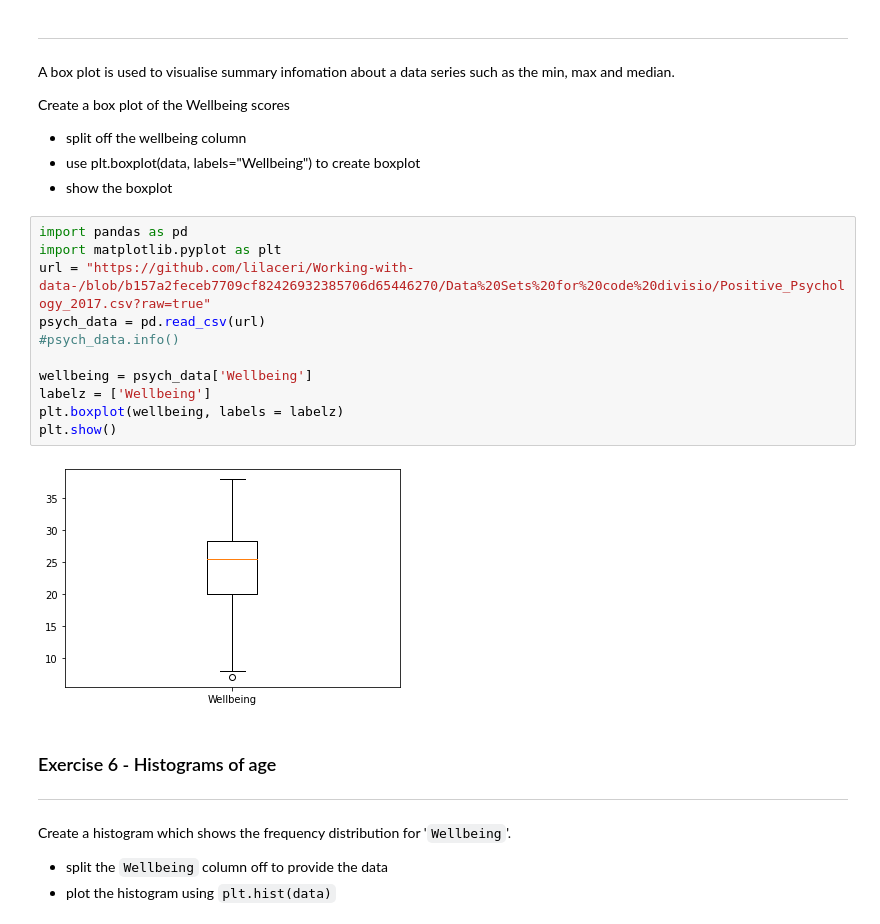
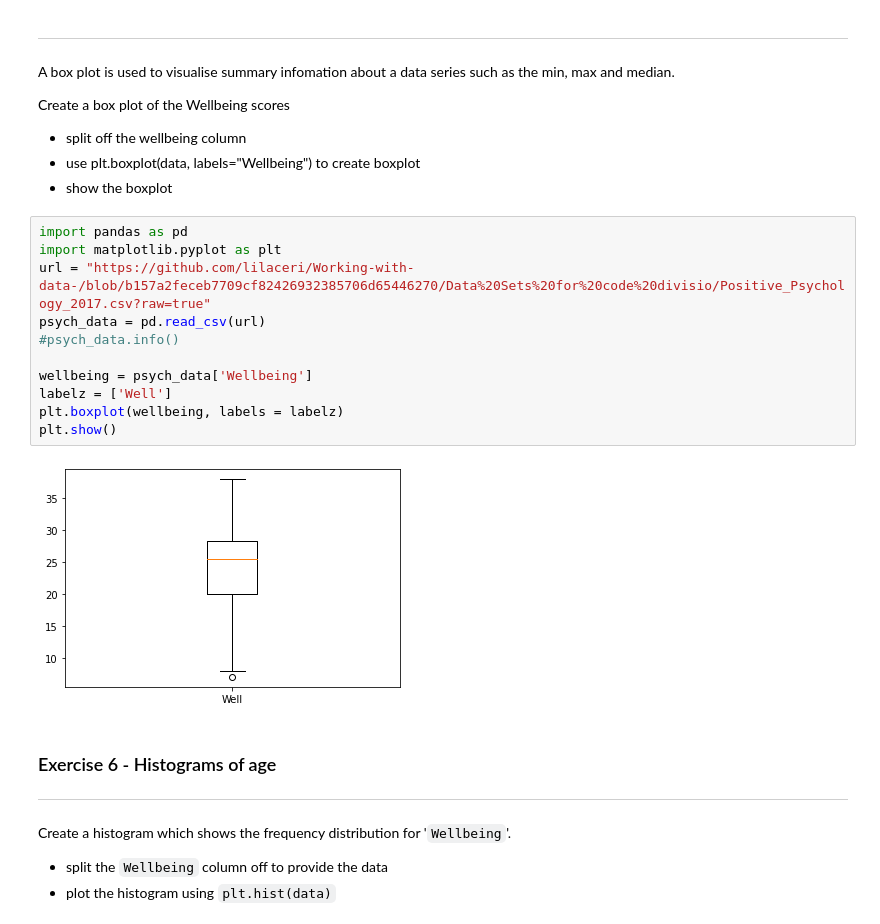
Before and after one commit to EllenSakkla/-PythonFundamentals, a Jupyter notebook: Copy_of_7_1_Visualisation_with_matplotlib.ipynb, the cells around one changed output. Cells and saved outputs as stored; diff of their text form.

```diff
--- a/Copy_of_7_1_Visualisation_with_matplotlib.ipynb
+++ b/Copy_of_7_1_Visualisation_with_matplotlib.ipynb
@@ -248,16 +248,16 @@ Create a box plot of the Wellbeing scores
 # %%
 import pandas as pd
 import matplotlib.pyplot as plt
 url = "https://github.com/lilaceri/Working-with-data-/blob/b157a2feceb7709cf82426932385706d65446270/Data%20Sets%20for%20code%20divisio/Positive_Psychology_2017.csv?raw=true"
 psych_data = pd.read_csv(url)
 #psych_data.info()
 
 wellbeing = psych_data['Wellbeing']
-labelz = ['Wellbeing']
+labelz = ['Well']
 plt.boxplot(wellbeing, labels = labelz)
 plt.show()
 # %% [output]
-[figure, old version]
+[figure, new version]
 # %% [markdown]
 ### Exercise 6 - Histograms of  age
 ---
```
Also changed, not shown: parts of 2 cells of this notebook.
